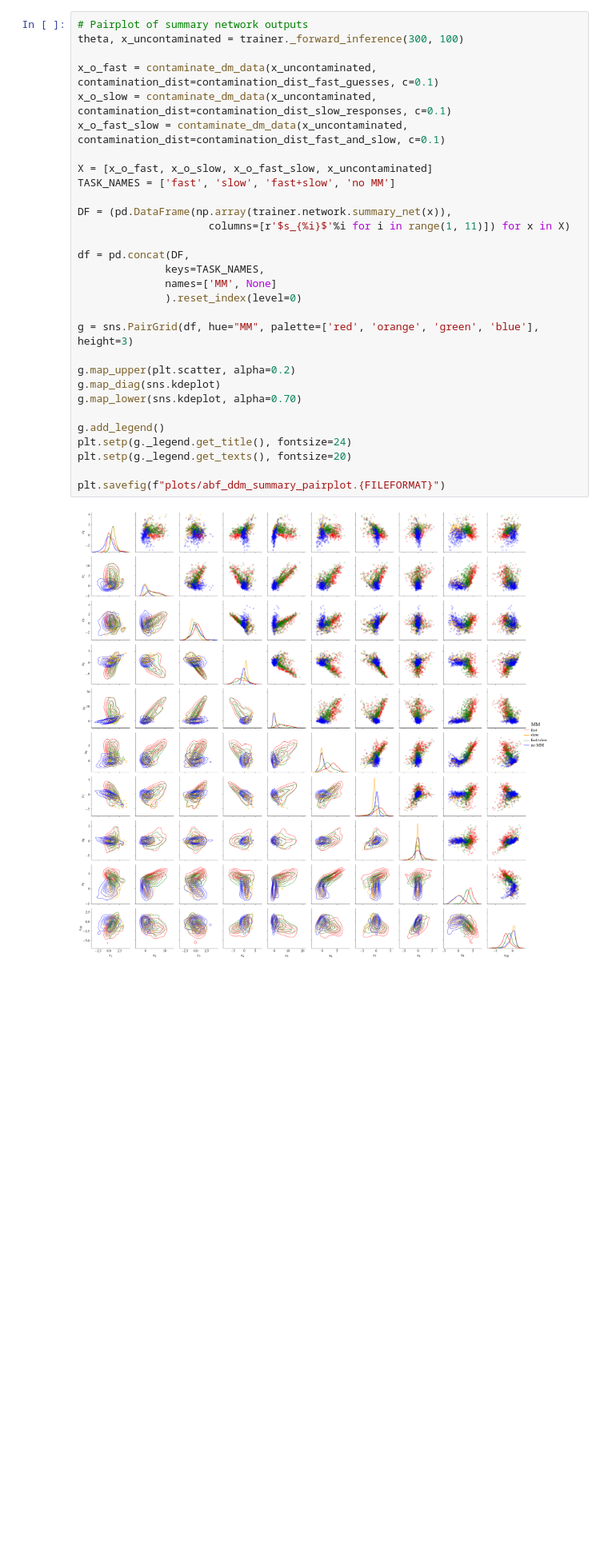
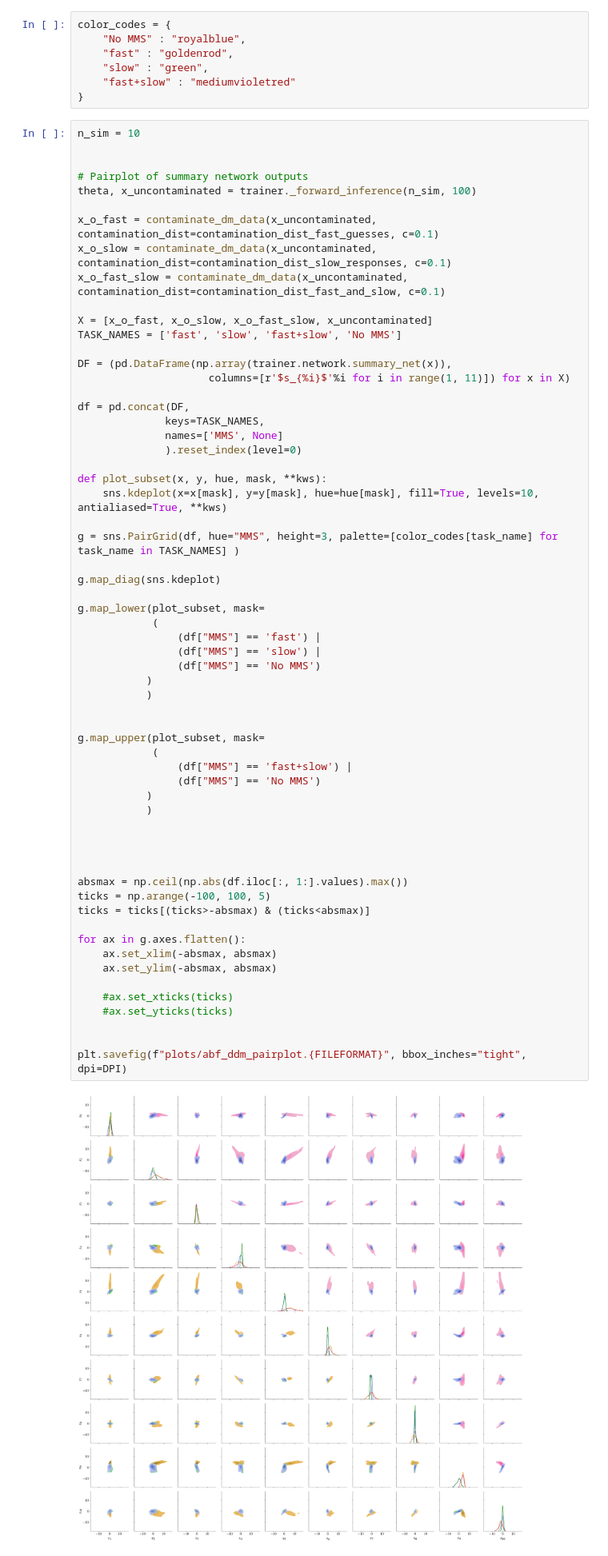
Before and after one commit to marvinschmitt/ModelMisspecificationBF, a Jupyter notebook: abf_ddm.ipynb, the cells around one changed output. Shown at 80% size. Saved outputs shown, nothing was run; the diff lists cells and outputs as text; blank space fills up the shorter version.

Commit message:
update plots in notebooks

```diff
--- a/abf_ddm.ipynb
+++ b/abf_ddm.ipynb
@@ -307,35 +310,73 @@ true_vs_estimated(theta, param_means, [r'$v_1$', r'$v_2$', r'$a_1$', r'$a_2$', r
                  filename=f'plots/abf_ddm_true_est_fast_slow.{FILEFORMAT}')
 # %% [output]
 [figure]
+# %%
+color_codes = {
+    "No MMS" : "royalblue",
+    "fast" : "goldenrod",
+    "slow" : "green",
+    "fast+slow" : "mediumvioletred"
+}
 # %%
+n_sim = 10
+
+
 # Pairplot of summary network outputs
-theta, x_uncontaminated = trainer._forward_inference(300, 100)
+theta, x_uncontaminated = trainer._forward_inference(n_sim, 100)
 
 x_o_fast = contaminate_dm_data(x_uncontaminated, contamination_dist=contamination_dist_fast_guesses, c=0.1)
 x_o_slow = contaminate_dm_data(x_uncontaminated, contamination_dist=contamination_dist_slow_responses, c=0.1)
 x_o_fast_slow = contaminate_dm_data(x_uncontaminated, contamination_dist=contamination_dist_fast_and_slow, c=0.1)
 
 X = [x_o_fast, x_o_slow, x_o_fast_slow, x_uncontaminated]
-TASK_NAMES = ['fast', 'slow', 'fast+slow', 'no MM']
+TASK_NAMES = ['fast', 'slow', 'fast+slow', 'No MMS']
 
 DF = (pd.DataFrame(np.array(trainer.network.summary_net(x)),
                      columns=[r'$s_{%i}$'%i for i in range(1, 11)]) for x in X)
 
 df = pd.concat(DF,
               keys=TASK_NAMES,
-              names=['MM', None]
+              names=['MMS', None]
               ).reset_index(level=0)
 
-g = sns.PairGrid(df, hue="MM", palette=['red', 'orange', 'green', 'blue'], height=3)
+def plot_subset(x, y, hue, mask, **kws):
+    sns.kdeplot(x=x[mask], y=y[mask], hue=hue[mask], fill=True, levels=10, antialiased=True, **kws)
 
-g.map_upper(plt.scatter, alpha=0.2)
+g = sns.PairGrid(df, hue="MMS", height=3, palette=[color_codes[task_name] for task_name in TASK_NAMES] )
+
 g.map_diag(sns.kdeplot)
-g.map_lower(sns.kdeplot, alpha=0.70)
 
-g.add_legend()
-plt.setp(g._legend.get_title(), fontsize=24)
-plt.setp(g._legend.get_texts(), fontsize=20)
+g.map_lower(plot_subset, mask=
+            (
+                (df["MMS"] == 'fast') |
+                (df["MMS"] == 'slow') |
+                (df["MMS"] == 'No MMS')
+           )
+           )
 
-plt.savefig(f"plots/abf_ddm_summary_pairplot.{FILEFORMAT}")
+
+g.map_upper(plot_subset, mask=
+            (
+                (df["MMS"] == 'fast+slow') |
+                (df["MMS"] == 'No MMS')
+           )
+           )
+
+
+
+
+absmax = np.ceil(np.abs(df.iloc[:, 1:].values).max())
+ticks = np.arange(-100, 100, 5)
+ticks = ticks[(ticks>-absmax) & (ticks<absmax)]
+
+for ax in g.axes.flatten():
+    ax.set_xlim(-absmax, absmax)
+    ax.set_ylim(-absmax, absmax)
+
+    #ax.set_xticks(ticks)
+    #ax.set_yticks(ticks)
+
+
+plt.savefig(f"plots/abf_ddm_pairplot.{FILEFORMAT}", bbox_inches="tight", dpi=DPI)
 # %% [output]
-[figure, old version]
+[figure, new version]
```
Also changed, not shown: parts of 2 cells of this notebook, 7 other files.
